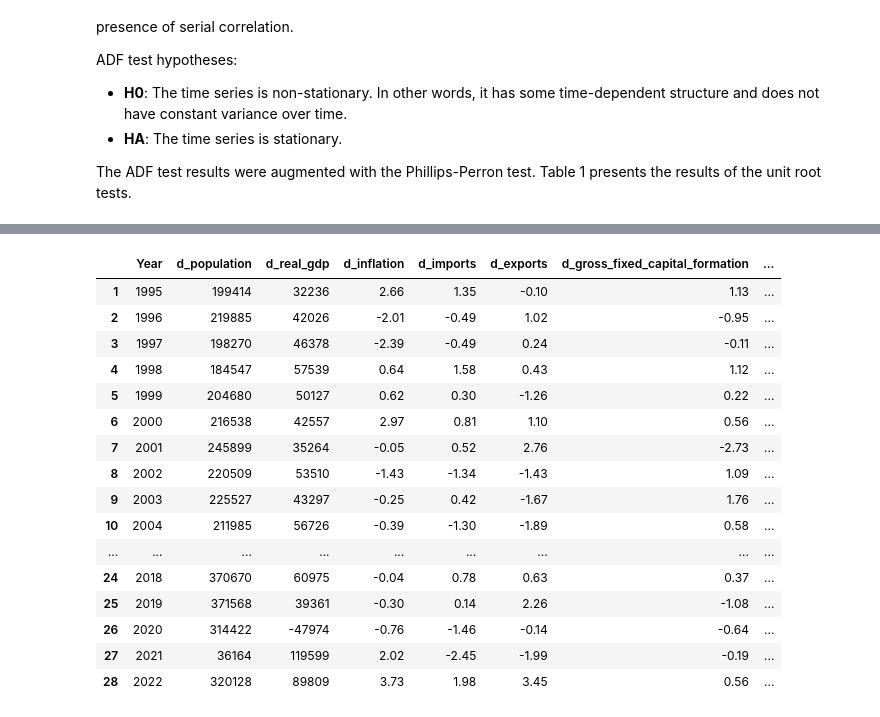
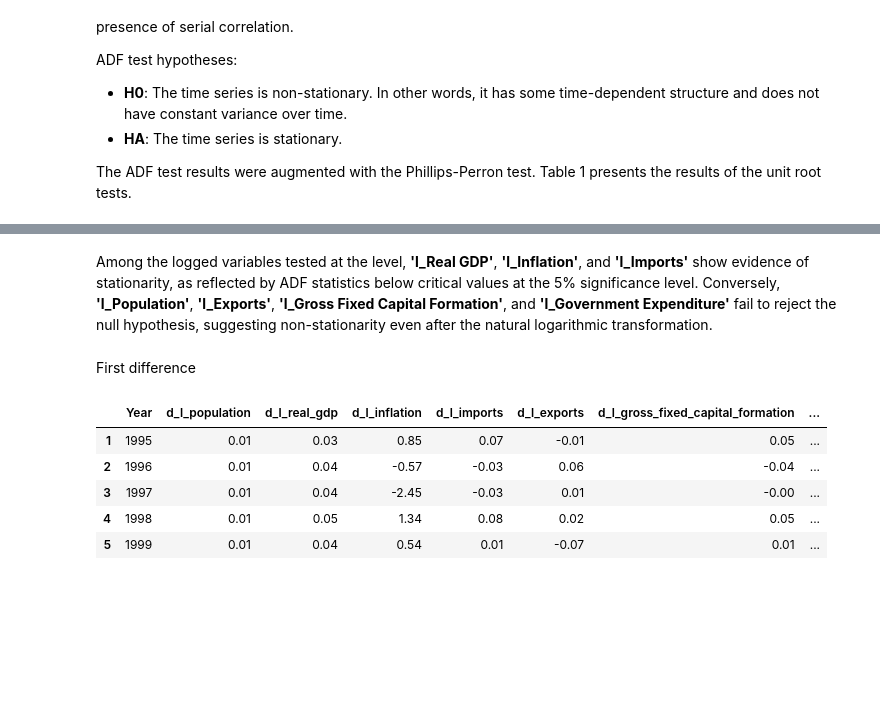
Before and after one commit to kellyle404/Risk_analysis_tech_stocks, a Jupyter notebook: aus.ipynb, the cells around one changed output, grey strips where cells are left out. Saved outputs shown, nothing was run; the diff lists cells and outputs as text; code cells hidden in the pictures; blank space fills up the shorter version.

```diff
--- a/aus.ipynb
+++ b/aus.ipynb
@@ -263,0 +282,8 @@ To address non-stationarity, I will be differencing the non-stationary variables
+# %%
+aus_log = aus.copy()
+
+for variable in ['population', 'real_gdp', 'inflation', 'imports', 'exports', 'gross_fixed_capital_formation', 'gov_expenditure']:
+    aus_log[f'l_{variable}'] = np.log(aus_log[variable])
+aus_log = aus_log.drop(columns=['population', 'real_gdp', 'inflation', 'imports', 'exports', 'gross_fixed_capital_formation', 'gov_expenditure'])
+
+aus_log.head()
@@ -264,35 +308,28 @@ To address non-stationarity, I will be differencing the non-stationary variables
+# %% [markdown]
+Among the logged variables tested at the level, **'l_Real GDP'**, **'l_Inflation'**, and **'l_Imports'** show evidence of stationarity, as reflected by ADF statistics below critical values at the 5% significance level. Conversely, **'l_Population'**, **'l_Exports'**, **'l_Gross Fixed Capital Formation'**, and **'l_Government Expenditure'** fail to reject the null hypothesis, suggesting non-stationarity even after the natural logarithmic transformation.
+# %% [markdown]
+First difference
 # %%
-aus_diff = aus.copy()
+aus_diff = aus_log.copy()
 aus_diff.iloc[:, 1:] = aus_diff.iloc[:, 1:].diff().dropna()
 aus_diff = aus_diff.loc[1:, :]
 aus_diff = aus_diff.rename(columns={
-    'population': 'd_population',
-    'real_gdp': 'd_real_gdp',
-    'inflation': 'd_inflation',
-    'imports': 'd_imports',
-    'exports': 'd_exports',
-    'gross_fixed_capital_formation': 'd_gross_fixed_capital_formation',
-    'gov_expenditure': 'd_gov_expenditure'
+    'l_population': 'd_l_population',
+    'l_real_gdp': 'd_l_real_gdp',
+    'l_inflation': 'd_l_inflation',
+    'l_imports': 'd_l_imports',
+    'l_exports': 'd_l_exports',
+    'l_gross_fixed_capital_formation': 'd_l_gross_fixed_capital_formation',
+    'l_gov_expenditure': 'd_l_gov_expenditure'
 })
-aus_diff
+aus_diff.head()
 # %% [output]
-|  | Year | d_population | d_real_gdp | d_inflation | d_imports | d_exports | d_gross_fixed_capital_formation | ... |
-| 1 | 1995 | 199414 | 32236 | 2.66 | 1.35 | -0.10 | 1.13 | ... |
-| 2 | 1996 | 219885 | 42026 | -2.01 | -0.49 | 1.02 | -0.95 | ... |
-| 3 | 1997 | 198270 | 46378 | -2.39 | -0.49 | 0.24 | -0.11 | ... |
-| 4 | 1998 | 184547 | 57539 | 0.64 | 1.58 | 0.43 | 1.12 | ... |
-| 5 | 1999 | 204680 | 50127 | 0.62 | 0.30 | -1.26 | 0.22 | ... |
-| 6 | 2000 | 216538 | 42557 | 2.97 | 0.81 | 1.10 | 0.56 | ... |
-| 7 | 2001 | 245899 | 35264 | -0.05 | 0.52 | 2.76 | -2.73 | ... |
-| 8 | 2002 | 220509 | 53510 | -1.43 | -1.34 | -1.43 | 1.09 | ... |
-| 9 | 2003 | 225527 | 43297 | -0.25 | 0.42 | -1.67 | 1.76 | ... |
-| 10 | 2004 | 211985 | 56726 | -0.39 | -1.30 | -1.89 | 0.58 | ... |
-| ... | ... | ... | ... | ... | ... | ... | ... | ... |
-| 24 | 2018 | 370670 | 60975 | -0.04 | 0.78 | 0.63 | 0.37 | ... |
-| 25 | 2019 | 371568 | 39361 | -0.30 | 0.14 | 2.26 | -1.08 | ... |
-| 26 | 2020 | 314422 | -47974 | -0.76 | -1.46 | -0.14 | -0.64 | ... |
-| 27 | 2021 | 36164 | 119599 | 2.02 | -2.45 | -1.99 | -0.19 | ... |
-| 28 | 2022 | 320128 | 89809 | 3.73 | 1.98 | 3.45 | 0.56 | ... |
+|  | Year | d_l_population | d_l_real_gdp | d_l_inflation | d_l_imports | d_l_exports | d_l_gross_fixed_capital_formation | ... |
+| 1 | 1995 | 0.01 | 0.03 | 0.85 | 0.07 | -0.01 | 0.05 | ... |
+| 2 | 1996 | 0.01 | 0.04 | -0.57 | -0.03 | 0.06 | -0.04 | ... |
+| 3 | 1997 | 0.01 | 0.04 | -2.45 | -0.03 | 0.01 | -0.00 | ... |
+| 4 | 1998 | 0.01 | 0.05 | 1.34 | 0.08 | 0.02 | 0.05 | ... |
+| 5 | 1999 | 0.01 | 0.04 | 0.54 | 0.01 | -0.07 | 0.01 | ... |
 # %%
 adf_results(aus_diff)
 # %% [output]
```
Also changed, not shown: parts of 13 cells of this notebook.
